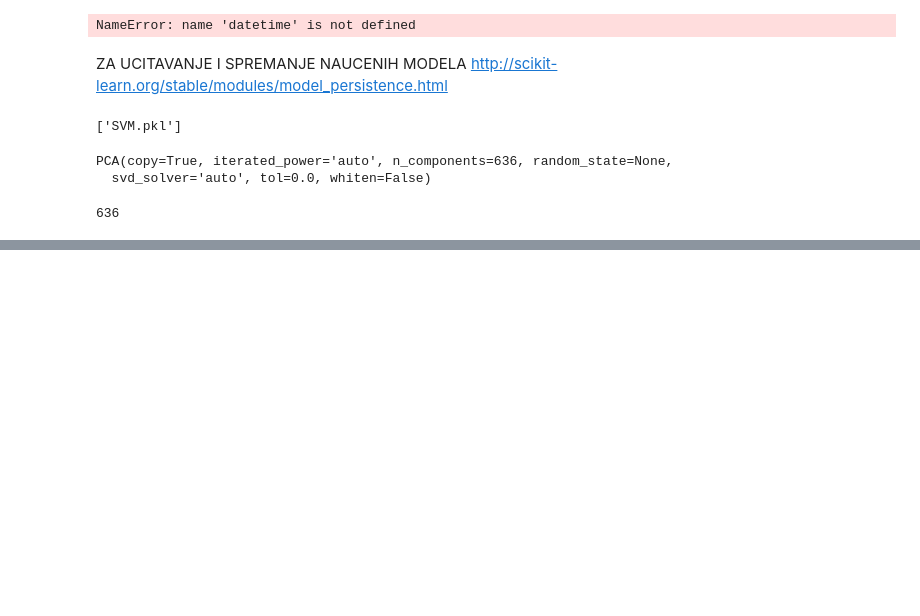
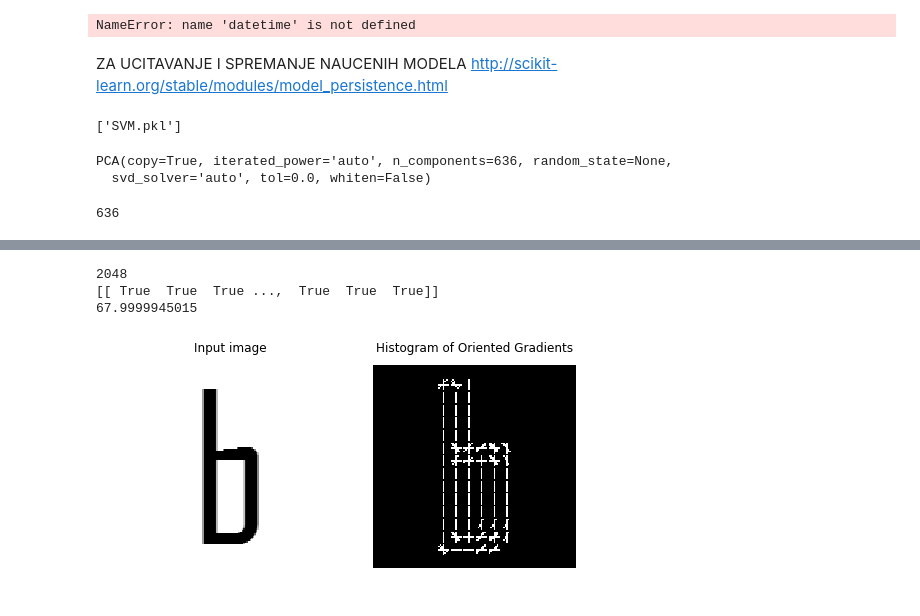
Before and after one commit to Matakov/DOAS-Project, a Jupyter notebook: FirstClassifier.ipynb, the cells around one changed output, grey strips where cells are left out. Drawn from its saved outputs; the diff is of its cells as text; code cells hidden in the pictures; blank space fills up the shorter version.

```diff
--- a/FirstClassifier.ipynb
+++ b/FirstClassifier.ipynb
@@ -300,0 +285,7 @@ print(len(pca.explained_variance_ratio_))
+# %%
+hog = cv2.HOGDescriptor("hog.xml")
+# %%
+pathExample = 'C:\Users\Franjo\Documents\FER\Diplomski\Digitalna obrada i analiza slike\Projekt\EnglishFnt\English\Dataset\Sample038\img038-00001.png'
+imExample = Image.open(pathExample)
+imExample = np.asarray(imExample)
+imEx = cv2.resize(imExample,(32,32))
@@ -300,0 +318,28 @@ print(len(pca.explained_variance_ratio_))
+# %%
+fd, hog_image = hog(imExample, orientations=8, pixels_per_cell=(8, 8),cells_per_block=(1, 1), visualise=True)
+# %%
+print len(fd)
+print fd == cv2.resize(hog_image,(len(fd),1))
+print sum(fd)
+# %% [output]
+2048
+[[ True  True  True ...,  True  True  True]]
+67.9999945015
+# %%
+fig, (ax1, ax2) = plt.subplots(1, 2, figsize=(8, 4), sharex=True, sharey=True)
+
+ax1.axis('off')
+ax1.imshow(imExample, cmap=plt.cm.gray)
+ax1.set_title('Input image')
+ax1.set_adjustable('box-forced')
+
+# Rescale histogram for better display
+hog_image_rescaled = exposure.rescale_intensity(hog_image, in_range=(0, 0.02))
+
+ax2.axis('off')
+ax2.imshow(hog_image_rescaled, cmap=plt.cm.gray)
+ax2.set_title('Histogram of Oriented Gradients')
+ax1.set_adjustable('box-forced')
+plt.show()
+# %% [output]
+[figure, added]
```
Also changed, not shown: parts of 21 cells of this notebook, 4 other files.
